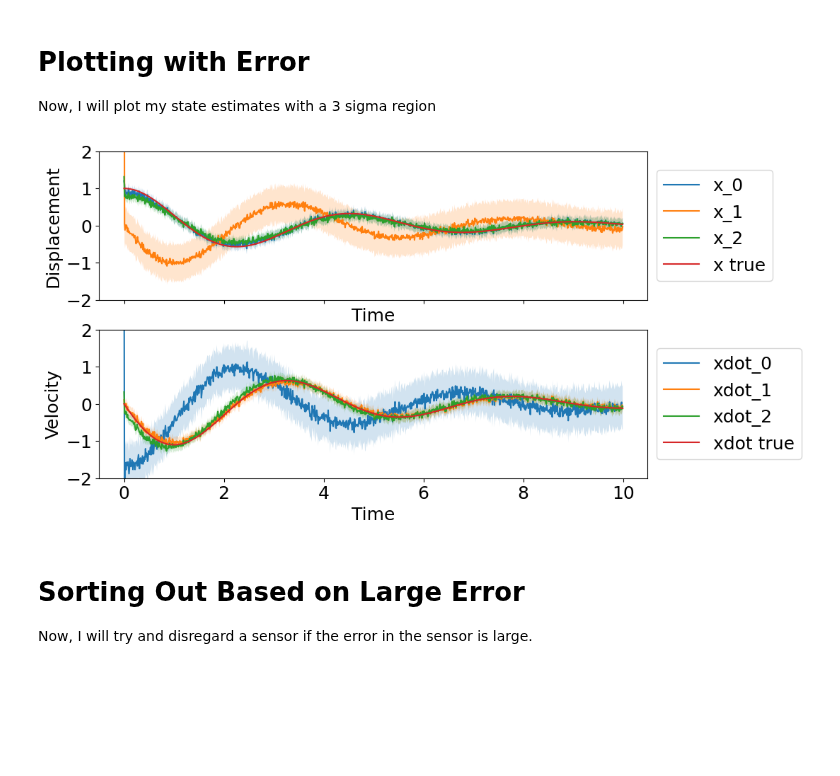
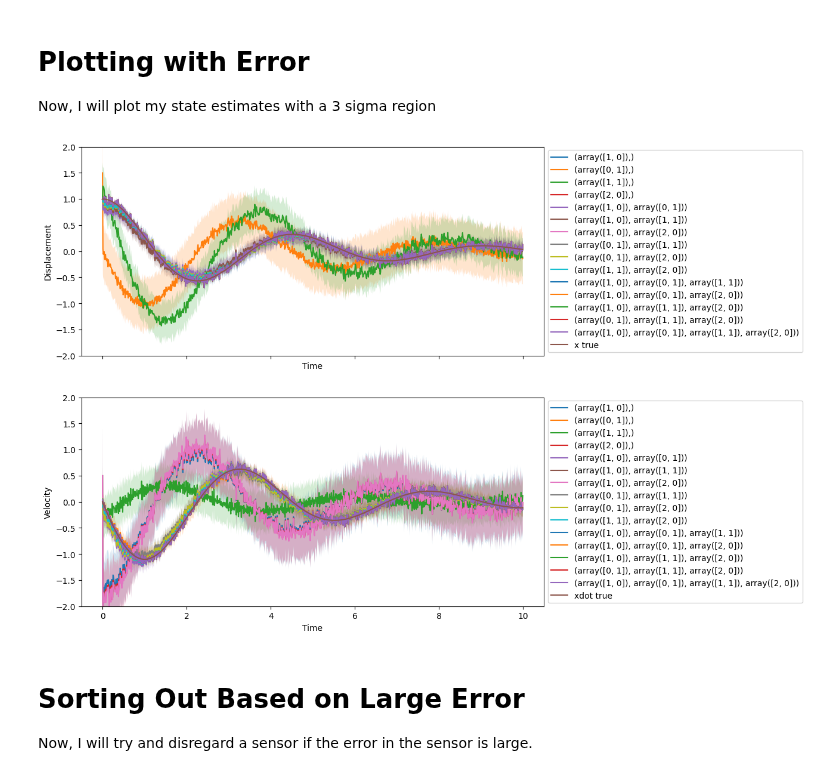
Before and after one commit to jadenmecham/First-Project, a Jupyter notebook: 3 - Sort All Combos/floris-adapted/springmass-sort.ipynb, the cells around one changed output. Saved outputs shown, nothing was run; the diff lists cells and outputs as text; code cells hidden in the pictures; blank space fills up the shorter version.

```diff
--- a/3 - Sort All Combos/floris-adapted/springmass-sort.ipynb
+++ b/3 - Sort All Combos/floris-adapted/springmass-sort.ipynb
@@ -153,7 +153,8 @@ B = np.array([[0],
 
 C_original = np.array([[1, 0],
                        [0, 1],
-                       [1, 1]])
+                       [1, 1],
+                       [2, 0]])
 # Get all the unique combinations of rows in C
 print('C matrices:')
 C = []
@@ -200,7 +199,7 @@ def get_params(Cmat):
     Q = 0.025*np.eye(np.shape(A)[0])  # Make sure this changes with the dimensions of A and B!!!
 
     # initial state estimate
-    x0 = np.array([10, 5])  # Initial displacement and velocity
+    x0 = np.array([1.5, 0.5])  # Initial displacement and velocity
     x0 = np.atleast_2d(x0).T
 
     # initial covariance estimate
@@ -272,10 +244,12 @@ ValueError: matmul: Input operand 1 has a mismatch in its core dimension 0, with
 Plot all of the data from the Kalman filter for every C
 # %%
 # plot x and xdot for all data sets in results
-fig, ax = plt.subplots(2, 1, figsize=(10, 6), sharex=True)
+fig, ax = plt.subplots(2, 1, figsize=(10, 10), sharex=True)
+# set the font size
+plt.rcParams.update({'font.size': 10})
 for i in range(len(C)):
-    ax[0].plot(t, results[i]['x'], label=f'x_{i}')
-    ax[1].plot(t, results[i]['xdot'], label=f'xdot_{i}')
+    ax[0].plot(t, results[i]['x'], label=C[i])
+    ax[1].plot(t, results[i]['xdot'], label=C[i])
 ax[0].plot(t, x, label='x true')
 ax[1].plot(t, xdot, label='xdot true')
 
@@ -316,7 +290,7 @@ pdf_x = [N_x[i].pdf(xr) for i in range(len(C))]
 N_xdot = [scipy.stats.norm(0, np.mean(Pxdot[i])**0.5) for i in range(len(C))]
 pdf_xdot = [N_xdot[i].pdf(xr) for i in range(len(C))]
 
-fig, ax = plt.subplots(2, len(x_hat), figsize=(20, 10), sharex=True)
+fig, ax = plt.subplots(2, len(x_hat), figsize=(30, 10), sharex=True)
 
 for i in range(len(x_hat)):
     ax[0, i].hist(x_hat[i]-x, bins=100, density=True)
@@ -370,44 +344,31 @@ Now, I will plot my state estimates with a 3 sigma region
 # %%
 # Plot the state estimates of x and xdot with their 3 sigma bounds
 
-fig, ax = plt.subplots(2, 1, figsize=(10, 6), sharex=True)
+fig, ax = plt.subplots(2, 1, figsize=(10, 10), sharex=True)
+plt.rcParams.update({'font.size': 10})
 for i in range(len(C)):
-    ax[0].plot(t, x_hat[i], label=f'x_{i}')
+    ax[0].plot(t, x_hat[i], label=C[i])
     ax[0].fill_between(t, x_hat[i]-3*sigma_x[i], x_hat[i]+3*sigma_x[i], alpha=0.2)
-    ax[1].plot(t, xdot_hat[i], label=f'xdot_{i}')
+    ax[1].plot(t, xdot_hat[i], label=C[i])
     ax[1].fill_between(t, xdot_hat[i]-3*sigma_xdot[i], xdot_hat[i]+3*sigma_xdot[i], alpha=0.2)
 
 ax[0].plot(t, x, label='x true')
 ax[1].plot(t, xdot, label='xdot true')
 
 ax[0].set_xlabel('Time')
 ax[0].set_ylabel('Displacement')
 ax[1].set_xlabel('Time')
 ax[1].set_ylabel('Velocity')
 
 ax[0].set_ylim(-2, 2)
 ax[1].set_ylim(-2, 2)
 
 ax[0].legend(loc='center left', bbox_to_anchor=(1, 0.5))
 ax[1].legend(loc='center left', bbox_to_anchor=(1, 0.5))
 
-# fig, ax = plt.subplots(2, 1, figsize=(10, 6), sharex=True)
-# ax[0].plot(t, x_hat, label='x_hat')
-# ax[0].plot(t, x, label='x')
-# ax[0].fill_between(t, x_hat-3*sigma_x, x_hat+3*sigma_x, alpha=0.2)
-# ax[0].set_xlabel('Time')
-# ax[0].set_ylabel('Displacement')
-# ax[0].set_ylim(-1, 1)
-
-# ax[1].plot(t, xdot_hat, label='xdot_hat')
-# ax[1].plot(t, xdot, label='xdot')
-# ax[1].fill_between(t, xdot_hat-3*sigma_xdot, xdot_hat+3*sigma_xdot, alpha=0.2)
-# ax[1].set_xlabel('Time')
-# ax[1].set_ylabel('Velocity')
-
 plt.show()
 # %% [output]
-[figure, old version]
+[figure, new version]
 # %% [markdown]
 # Sorting Out Based on Large Error
 
```
Also changed, not shown: parts of 6 cells of this notebook.
